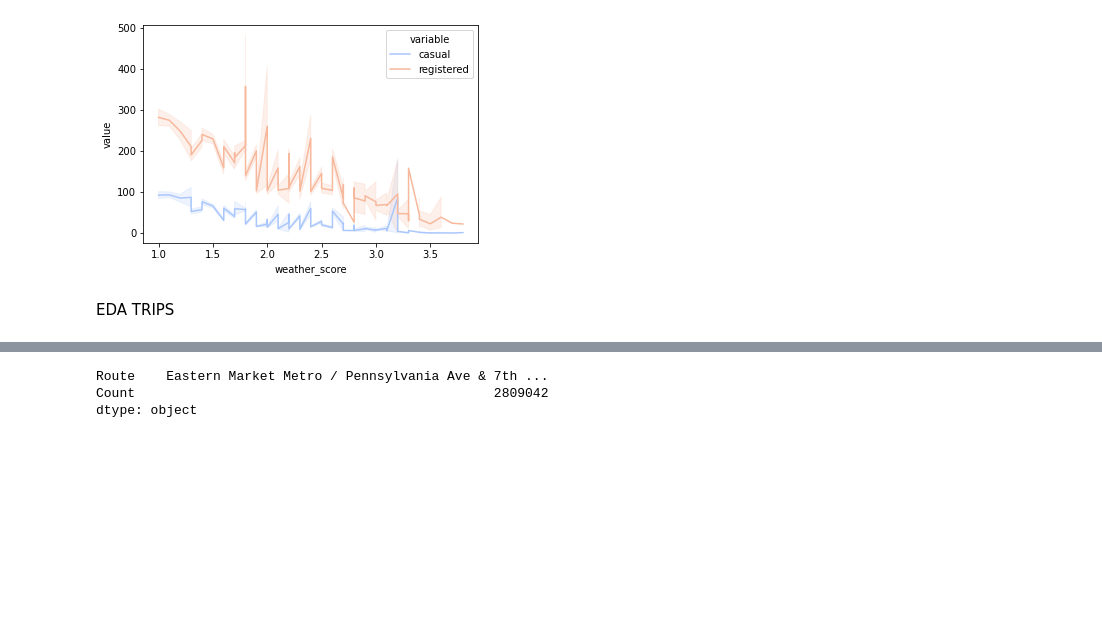
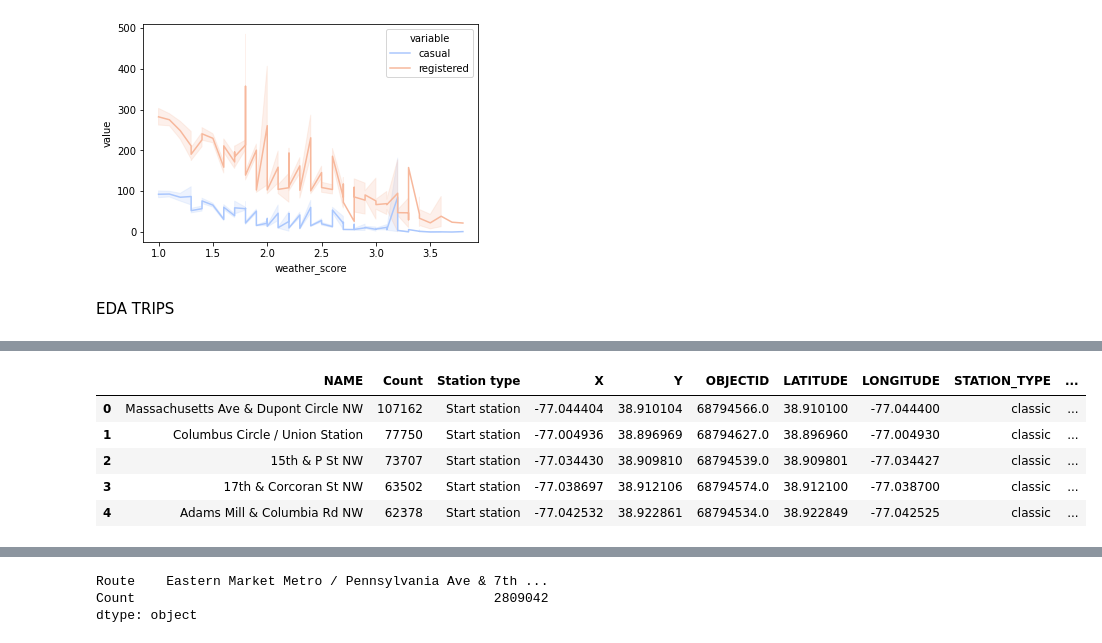
Before and after one commit to YanaOrf/CapitalBikeShare2, a Jupyter notebook: CapitalBike_EDA_2.ipynb, the cells around one changed output, grey strips where cells are left out. Cells and saved outputs as stored; diff of their text form; code cells hidden in the pictures; blank space fills up the shorter version.

```diff
--- a/CapitalBike_EDA_2.ipynb
+++ b/CapitalBike_EDA_2.ipynb
@@ -8,3 +8,4 @@ import glob
 day=pd.read_csv("/./Users/Yanaorfin/Documents/Academy/CapitalBikeShare/DataSet/Bike-Sharing-Dataset/day.csv",parse_dates=["dteday"])
 hour=pd.read_csv("/./Users/Yanaorfin/Documents/Academy/CapitalBikeShare/DataSet/Bike-Sharing-Dataset/hour.csv",parse_dates=["dteday"])
 trips_2011=pd.read_csv("/./Users/Yanaorfin/Documents/Academy/CapitalBikeShare/DataSet/2011-capitalbikeshare-tripdata.csv",parse_dates=["Start date","End date"])
+station_loc=pd.read_csv("/./Users/Yanaorfin/Documents/Academy/CapitalBikeShare/DataSet/Capital_Bike_Share_Locations.csv")
@@ -546,0 +577,9 @@ routes_list=trips["route"].value_counts(dropna=False).rename_axis("Route").reset
+# %%
+station_start_loc.head(5)
+# %% [output]
+|  | NAME | Count | Station type | X | Y | OBJECTID | LATITUDE | LONGITUDE | STATION_TYPE | ... |
+| 0 | Massachusetts Ave & Dupont Circle NW | 107162 | Start station | -77.044404 | 38.910104 | 68794566.0 | 38.910100 | -77.044400 | classic | ... |
+| 1 | Columbus Circle / Union Station | 77750 | Start station | -77.004936 | 38.896969 | 68794627.0 | 38.896960 | -77.004930 | classic | ... |
+| 2 | 15th & P St NW | 73707 | Start station | -77.034430 | 38.909810 | 68794539.0 | 38.909801 | -77.034427 | classic | ... |
+| 3 | 17th & Corcoran St NW | 63502 | Start station | -77.038697 | 38.912106 | 68794574.0 | 38.912100 | -77.038700 | classic | ... |
+| 4 | Adams Mill & Columbia Rd NW | 62378 | Start station | -77.042532 | 38.922861 | 68794534.0 | 38.922849 | -77.042525 | classic | ... |
```
Also changed, not shown: parts of 19 cells of this notebook, 1 other file.
